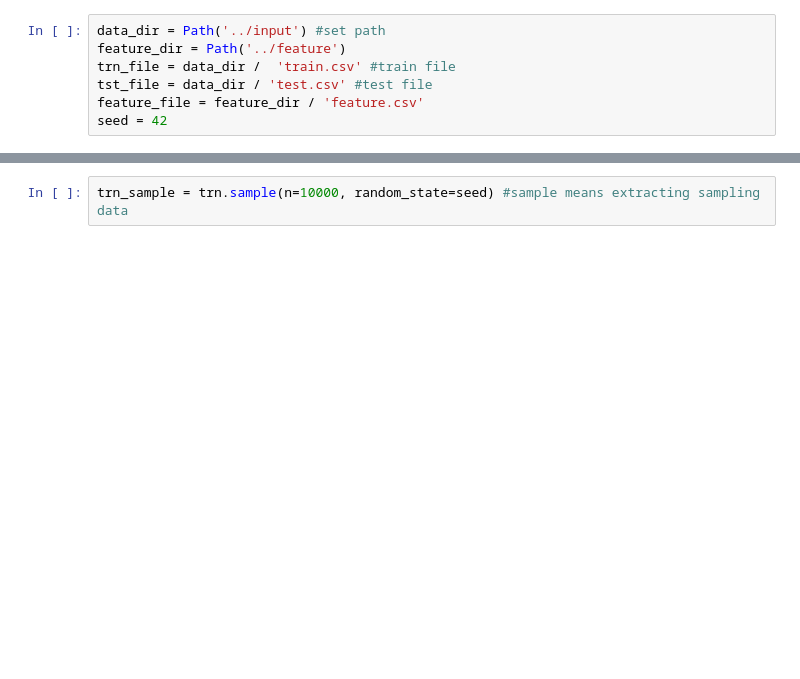
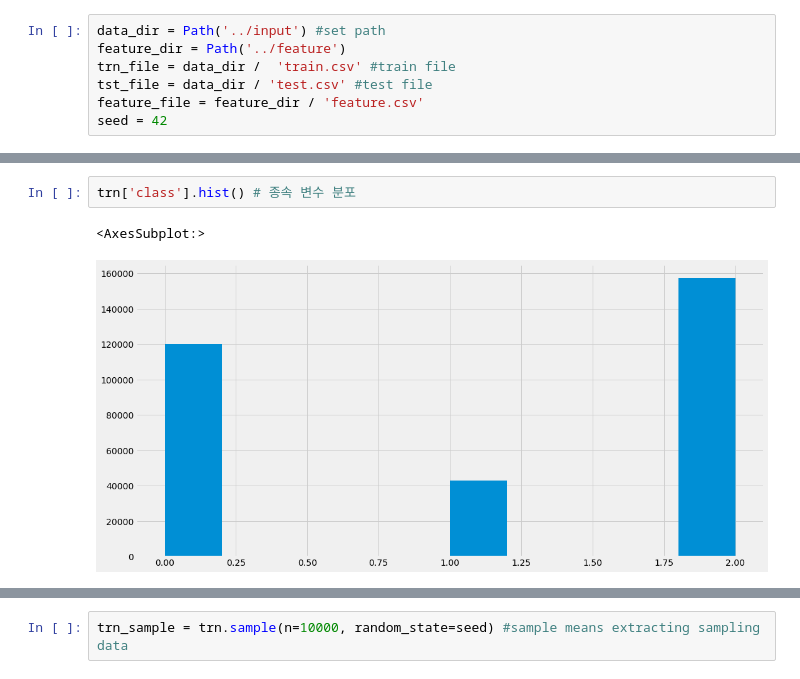
Before and after one commit to cksgnlcjswo/dku_dacon, a Jupyter notebook: EDA(pandas).ipynb, the cells around one changed output, grey strips where cells are left out. Drawn from its saved outputs; the diff is of its cells as text; blank space fills up the shorter version.

```diff
--- a/EDA(pandas).ipynb
+++ b/EDA(pandas).ipynb
@@ -99,0 +123,5 @@ dtype: object
+# %%
+trn['class'].hist() # 종속 변수 분포
+# %% [output]
+<AxesSubplot:>
+[figure, added]
```
Also changed, not shown: parts of 42 cells of this notebook.
